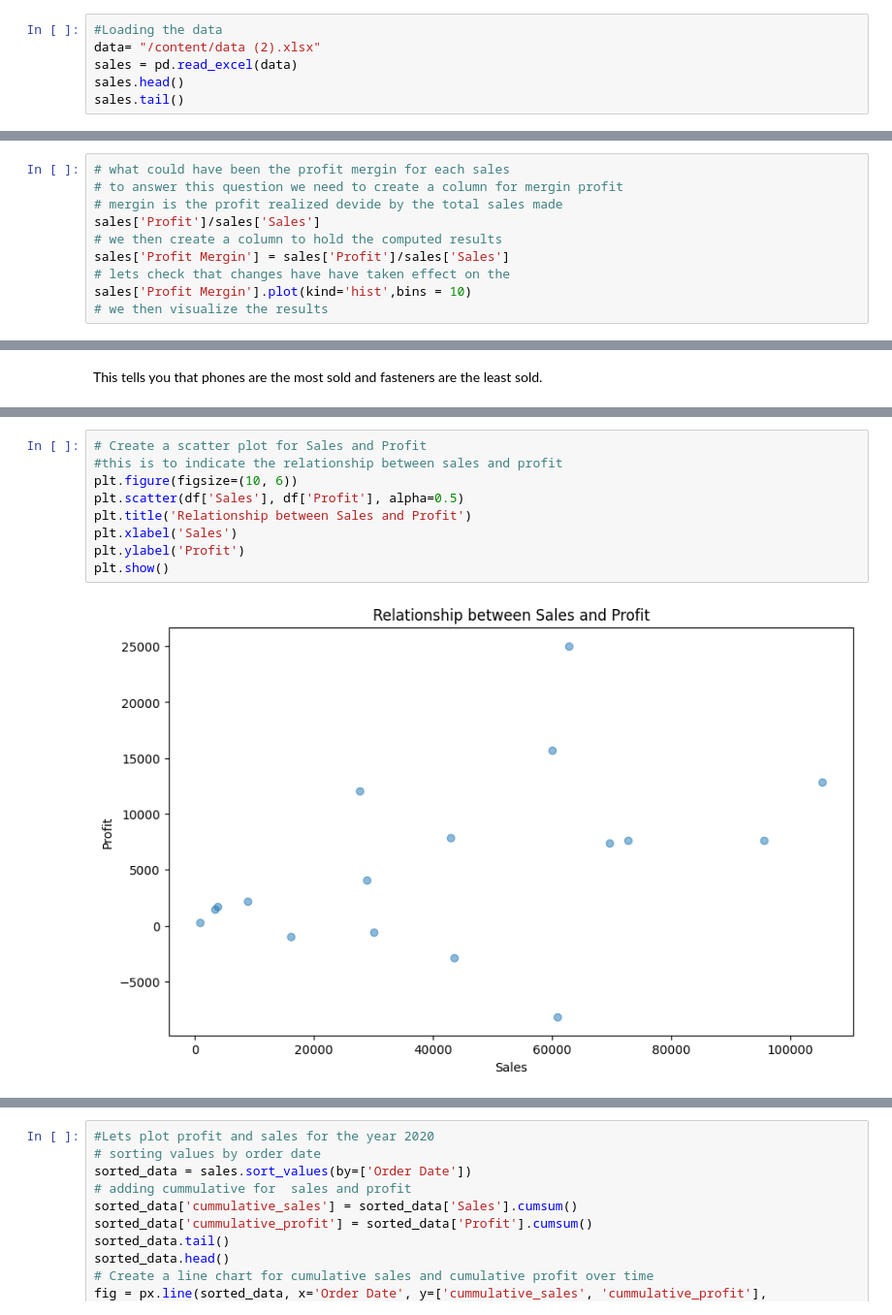
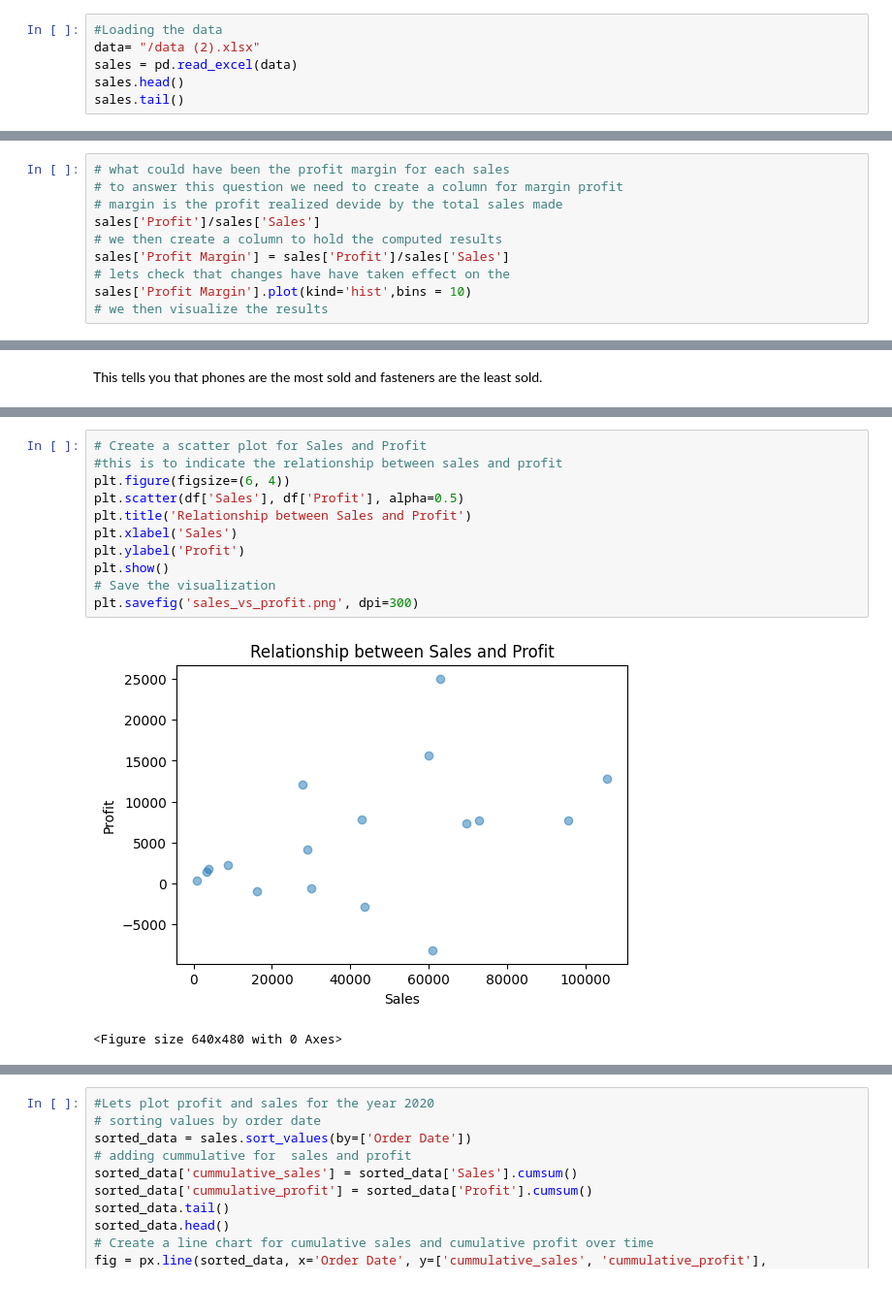
Before and after one commit to OJO44/Python-Data-Analysis, a Jupyter notebook: CapstoneProjectSales.ipynb, the cells around one changed output, grey strips where cells are left out. Shown at 97% size. Cells and saved outputs as stored; diff of their text form.

```diff
--- a/CapstoneProjectSales.ipynb
+++ b/CapstoneProjectSales.ipynb
@@ -9,7 +9,7 @@ import plotly.express as px
 import geopandas as gpd
 # %%
 #Loading the data
-data= "/content/data (2).xlsx"
+data= "/data (2).xlsx"
 sales = pd.read_excel(data)
 sales.head()
 sales.tail()
@@ -271,12 +286,12 @@ Name: 2710, dtype: object
 # %%
-# what could have been the profit mergin for each sales
-# to answer this question we need to create a column for mergin profit
-# mergin is the profit realized devide by the total sales made
+# what could have been the profit margin for each sales
+# to answer this question we need to create a column for margin profit
+# margin is the profit realized devide by the total sales made
 sales['Profit']/sales['Sales']
 # we then create a column to hold the computed results
-sales['Profit Mergin'] = sales['Profit']/sales['Sales']
+sales['Profit Margin'] = sales['Profit']/sales['Sales']
 # lets check that changes have have taken effect on the
-sales['Profit Mergin'].plot(kind='hist',bins = 10)
+sales['Profit Margin'].plot(kind='hist',bins = 10)
 # we then visualize the results
 # %% [output]
 <Axes: ylabel='Frequency'>
@@ -378,14 +443,17 @@ plt.show()
 # %%
 # Create a scatter plot for Sales and Profit
 #this is to indicate the relationship between sales and profit
-plt.figure(figsize=(10, 6))
+plt.figure(figsize=(6, 4))
 plt.scatter(df['Sales'], df['Profit'], alpha=0.5)
 plt.title('Relationship between Sales and Profit')
 plt.xlabel('Sales')
 plt.ylabel('Profit')
 plt.show()
+# Save the visualization
+plt.savefig('sales_vs_profit.png', dpi=300)
 # %% [output]
-[figure, old version]
+[figure, new version]
+<Figure size 640x480 with 0 Axes>
 # %%
 #Lets check now how profits compare to sales made
 # Create a bar chart with color representation for Sales and Profit by Sub-Category
```
Also changed, not shown: parts of 21 cells of this notebook.
